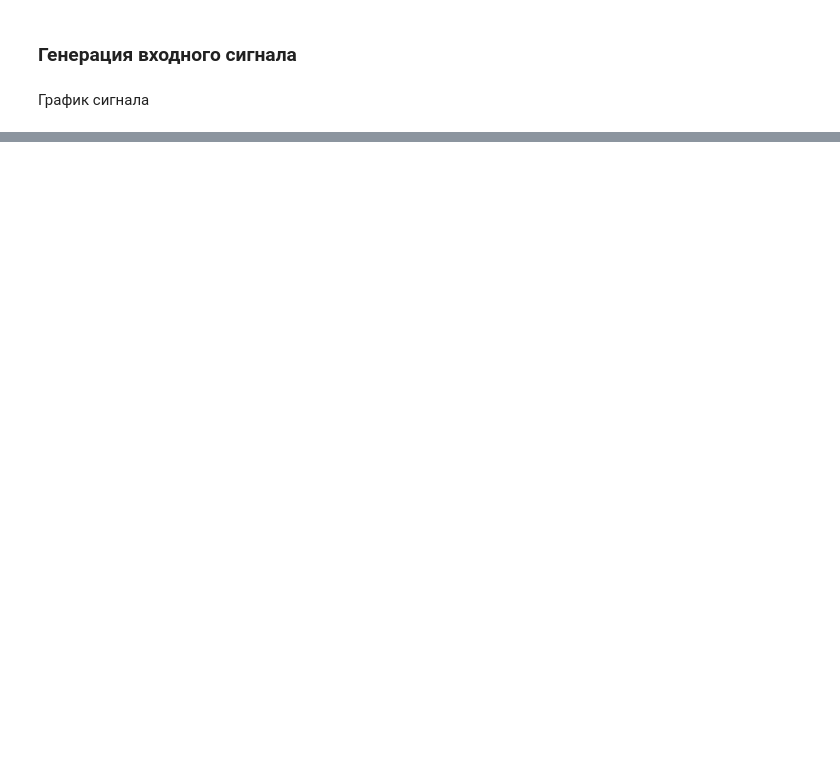
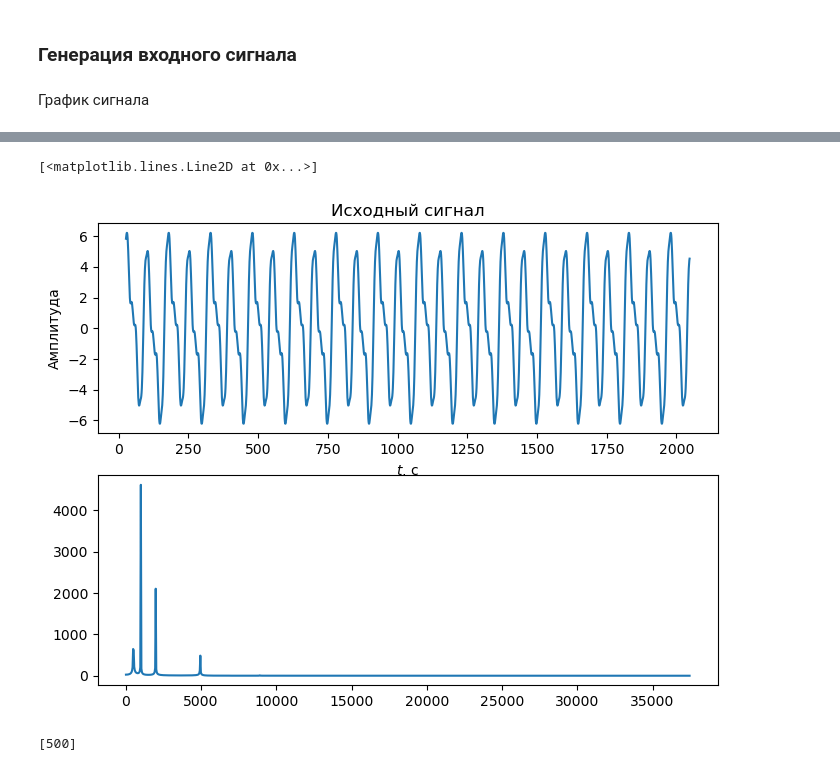
Before and after one commit to Otkuda/rtl-fir-filter, a Jupyter notebook: model/plots.ipynb, the cells around one changed output, grey strips where cells are left out. Saved outputs shown, nothing was run; the diff lists cells and outputs as text; code cells hidden in the pictures; blank space fills up the shorter version.

```diff
--- a/model/plots.ipynb
+++ b/model/plots.ipynb
@@ -41,0 +112,21 @@ Text(0.5, 0, '$t$, c')
+# %%
+filteredSignal = filt.filterSignal(testSignal)
+
+fig, (ax1, ax2) = plt.subplots(2, 1, figsize=(8, 6))
+
+ax1.set_title("Исходный сигнал")
+ax1.set_ylabel("Амплитуда")
+ax1.set_xlabel(r"$t$, c")
+
+ax1.plot(range(chosenDepth, n), filteredSignal)
+ax2.plot(fftfreq(n, 1/samplingF)[:n//2], np.abs(fft(filteredSignal)[:n//2]))
+# %% [output]
+[<matplotlib.lines.Line2D at 0x...>]
+[figure, added]
+# %%
+goldenSignal = np.array((n, ))
+
+for el in list(filter(lambda x: x < cutoffFreqL, list(freqParts.keys()))):
+  goldenSignal += generateSinWave(el, 0, freqParts[el], samplingF, n)
+# %% [output]
+[500]
```
Also changed, not shown: parts of 8 cells of this notebook.
